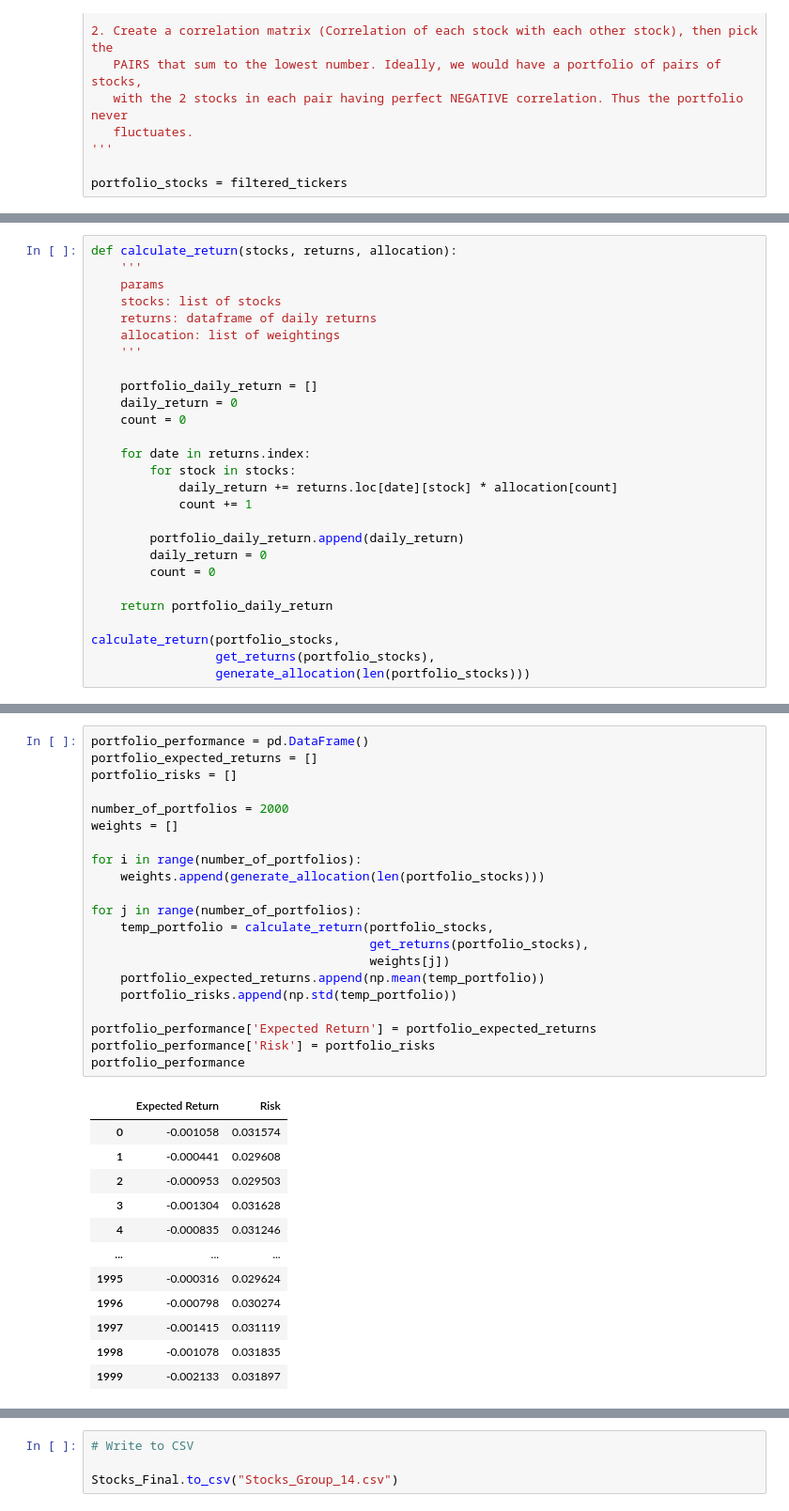
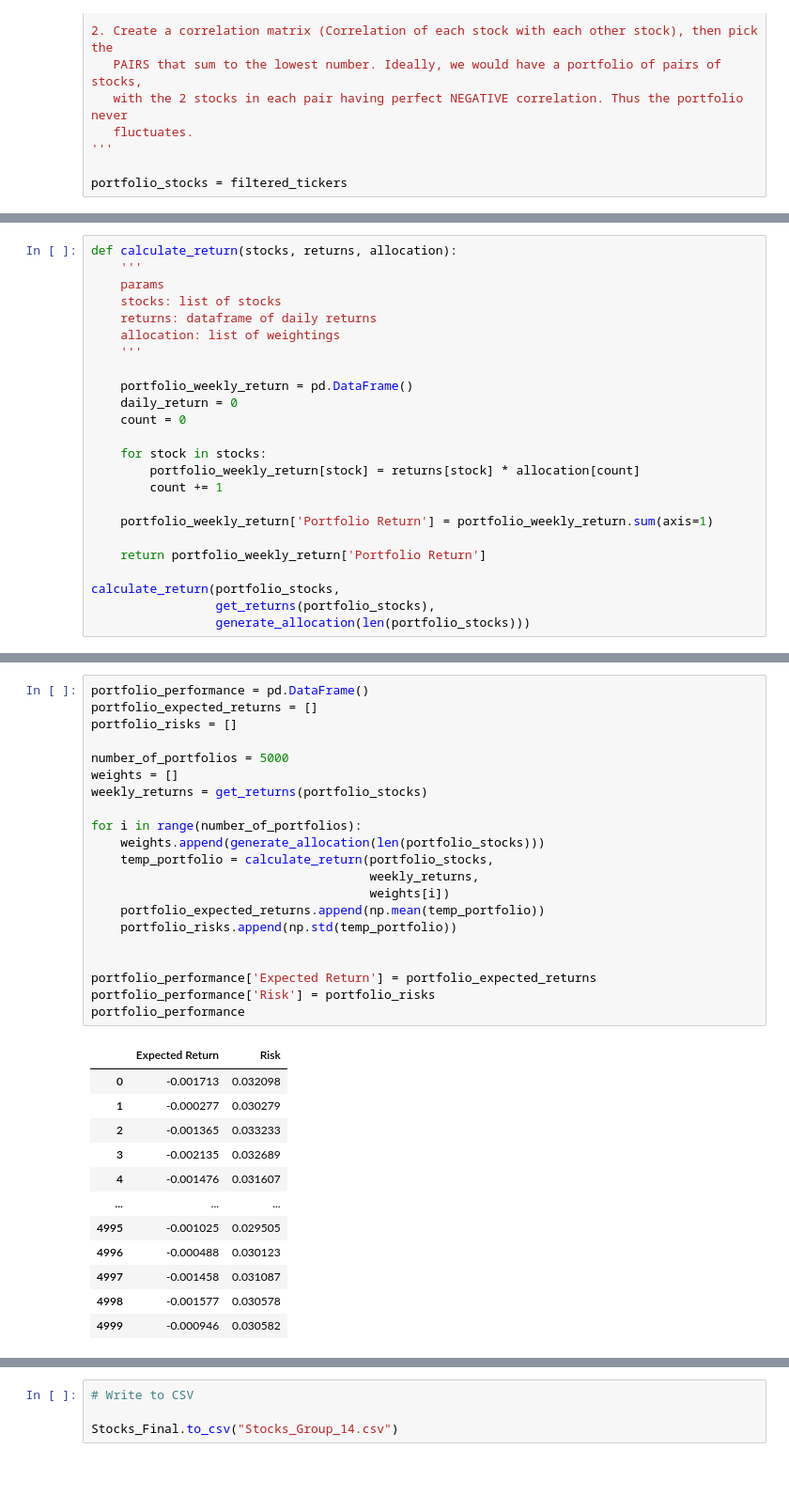
Before and after one commit to lesterholsterr/python-roboadvisor, a Jupyter notebook: Team_14_Assignment.ipynb, the cells around one changed output, grey strips where cells are left out. Shown at 94% size. Cells and saved outputs as stored; diff of their text form; blank space fills up the shorter version.

```diff
--- a/Team_14_Assignment.ipynb
+++ b/Team_14_Assignment.ipynb
@@ -183,20 +183,17 @@ def calculate_return(stocks, returns, allocation):
     allocation: list of weightings
     '''
 
-    portfolio_daily_return = []
+    portfolio_weekly_return = pd.DataFrame()
     daily_return = 0
     count = 0
 
-    for date in returns.index:
-        for stock in stocks:
-            daily_return += returns.loc[date][stock] * allocation[count]
-            count += 1
+    for stock in stocks:
+        portfolio_weekly_return[stock] = returns[stock] * allocation[count]
+        count += 1
 
-        portfolio_daily_return.append(daily_return)
-        daily_return = 0
-        count = 0
+    portfolio_weekly_return['Portfolio Return'] = portfolio_weekly_return.sum(axis=1)
 
-    return portfolio_daily_return
+    return portfolio_weekly_return['Portfolio Return']
 
 calculate_return(portfolio_stocks,
                  get_returns(portfolio_stocks),
@@ -222,34 +219,34 @@ calculate_return(portfolio_stocks,
 # %%
 portfolio_performance = pd.DataFrame()
 portfolio_expected_returns = []
 portfolio_risks = []
 
-number_of_portfolios = 2000
+number_of_portfolios = 5000
 weights = []
+weekly_returns = get_returns(portfolio_stocks)
 
 for i in range(number_of_portfolios):
     weights.append(generate_allocation(len(portfolio_stocks)))
-
-for j in range(number_of_portfolios):
     temp_portfolio = calculate_return(portfolio_stocks,
-                                      get_returns(portfolio_stocks),
-                                      weights[j])
+                                      weekly_returns,
+                                      weights[i])
     portfolio_expected_returns.append(np.mean(temp_portfolio))
     portfolio_risks.append(np.std(temp_portfolio))
+
 
 portfolio_performance['Expected Return'] = portfolio_expected_returns
 portfolio_performance['Risk'] = portfolio_risks
 portfolio_performance
 # %% [output]
 |  | Expected Return | Risk |
-| 0 | -0.001058 | 0.031574 |
-| 1 | -0.000441 | 0.029608 |
-| 2 | -0.000953 | 0.029503 |
-| 3 | -0.001304 | 0.031628 |
-| 4 | -0.000835 | 0.031246 |
+| 0 | -0.001713 | 0.032098 |
+| 1 | -0.000277 | 0.030279 |
+| 2 | -0.001365 | 0.033233 |
+| 3 | -0.002135 | 0.032689 |
+| 4 | -0.001476 | 0.031607 |
 | ... | ... | ... |
-| 1995 | -0.000316 | 0.029624 |
-| 1996 | -0.000798 | 0.030274 |
-| 1997 | -0.001415 | 0.031119 |
-| 1998 | -0.001078 | 0.031835 |
-| 1999 | -0.002133 | 0.031897 |
+| 4995 | -0.001025 | 0.029505 |
+| 4996 | -0.000488 | 0.030123 |
+| 4997 | -0.001458 | 0.031087 |
+| 4998 | -0.001577 | 0.030578 |
+| 4999 | -0.000946 | 0.030582 |
```
Also changed, not shown: parts of 7 cells of this notebook.
